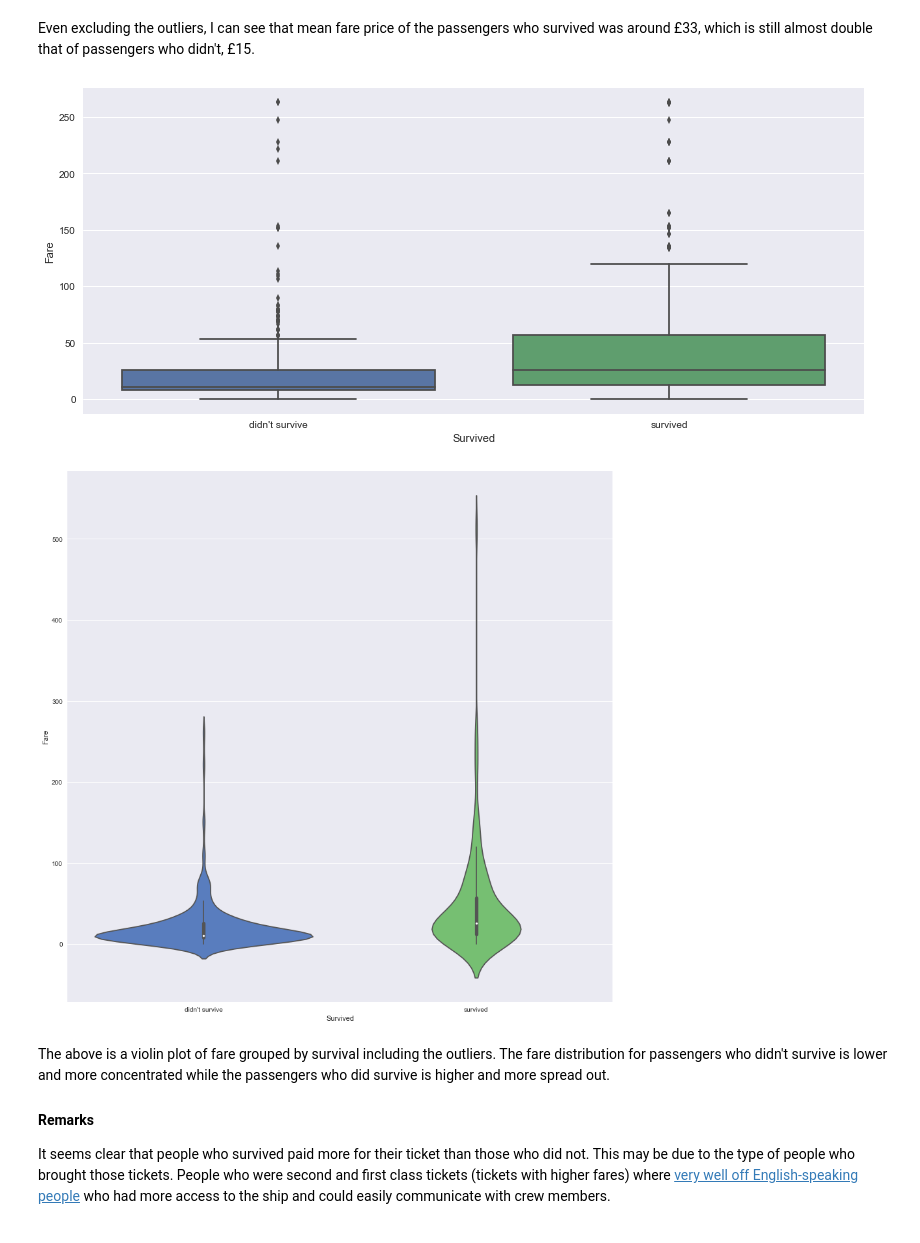
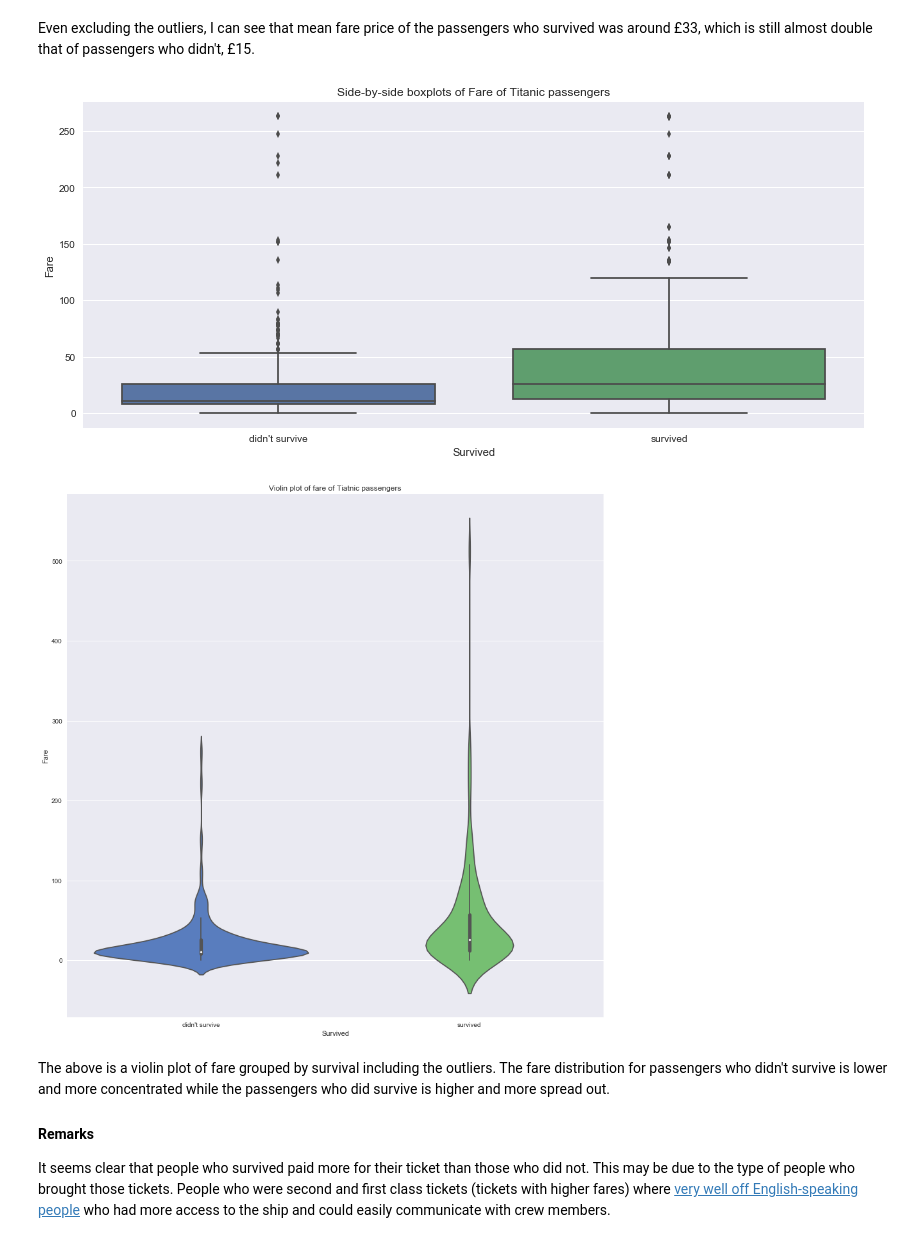
Before and after one commit to dataxerik/Udacity_Data_Analyst, a Jupyter notebook: Intro To Data Analytic/Intro To Data Analysis Project - Titanic Dataset.ipynb, the cells around one changed output. Cells and saved outputs as stored; diff of their text form; code cells hidden in the pictures.

```diff
--- a/Intro To Data Analytic/Intro To Data Analysis Project - Titanic Dataset.ipynb
+++ b/Intro To Data Analytic/Intro To Data Analysis Project - Titanic Dataset.ipynb
@@ -405,18 +407,20 @@ Even excluding the outliers, I can see that mean fare price of the passengers wh
 # %%
 seaborn.set(rc={"figure.figsize": (14, 6)})
 seaborn.boxplot(y='Fare', x='Survived',data=titanic_raw_df[titanic_raw_df['Fare'] < 512])
 plt.xticks(plt.xticks()[0], ["didn't survive", "survived"])
+plt.title("Side-by-side boxplots of Fare of Titanic passengers")
 plt.show()
 # %% [output]
-[figure, old version]
+[figure, new version]
 # %%
 fig, ax = plt.subplots(figsize=(15,15))
 seaborn.violinplot(ax=ax, y='Fare', x='Survived',
                    data=titanic_raw_df, palette='muted')
 plt.xticks(plt.xticks()[0], ["didn't survive", "survived"])
+plt.title("Violin plot of fare of Tiatnic passengers")
 plt.show()
 # %% [output]
-[figure, old version]
+[figure, new version]
 # %% [markdown]
 The above is a violin plot of fare grouped by survival including the outliers. The fare distribution for passengers who didn't survive is lower and more concentrated while the passengers who did survive is higher and more spread out.
 
```
Also changed, not shown: parts of 5 cells of this notebook.
